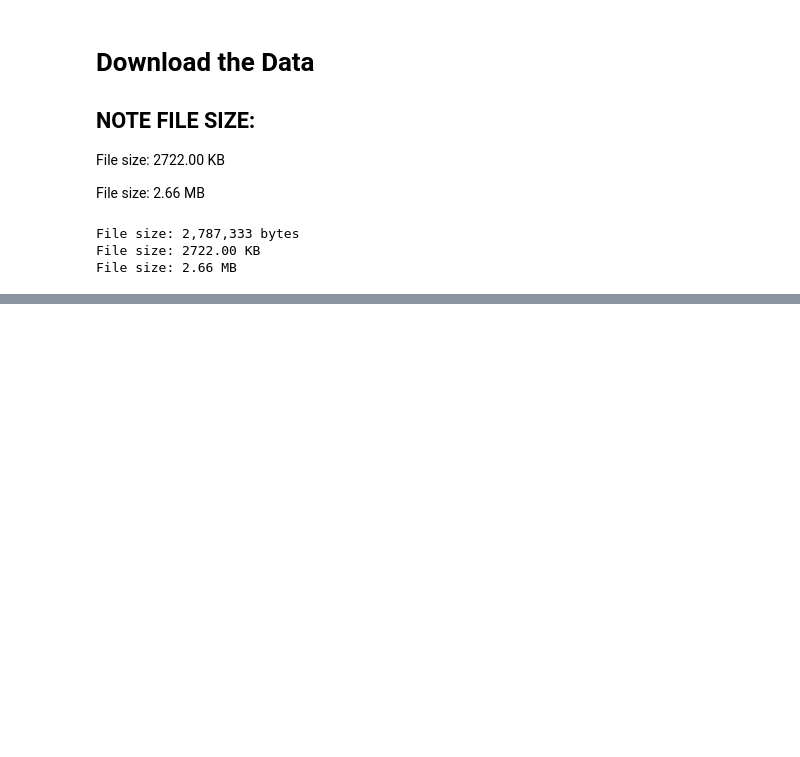
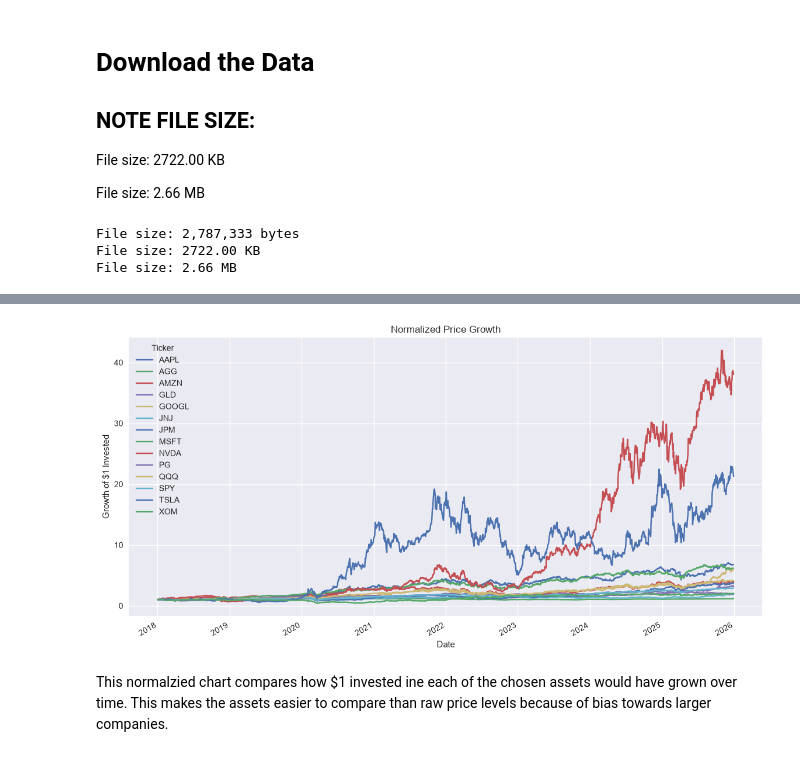
Before and after one commit to SamiiShabuse/INFO442-Group-Project, a Jupyter notebook: notebooks/01_data_acquisition.ipynb, the cells around one changed output, grey strips where cells are left out. Drawn from its saved outputs; the diff is of its cells as text; code cells hidden in the pictures; blank space fills up the shorter version.

```diff
--- a/notebooks/01_data_acquisition.ipynb
+++ b/notebooks/01_data_acquisition.ipynb
@@ -178,0 +266,14 @@ File size: 2.66 MB
+# %%
+# Take every price and divide by its firce price which reprents its growth
+'''
+APPLE
+Date   | AAPL Price | Normalized
+Day 1    100          100/100 = 1.00
+Day 2    110          110/100 = 1.10
+Day 3    95           95/100  =  0.95
+'''
+
+normalized_prices = adjust_close / adjust_close.iloc[0]
+
+
+normalized_prices.head()
@@ -178,0 +288,9 @@ File size: 2.66 MB
+# %%
+normalized_prices.plot(figsize=(14, 7), title="Normalized Price Growth")
+plt.xlabel("Date")
+plt.ylabel("Growth of $1 Invested")
+plt.show()
+# %% [output]
+[figure, added]
+# %% [markdown]
+This normalzied chart compares how $1 invested ine each of the chosen assets would have grown over time. This makes the assets easier to compare than raw price levels because of bias towards larger companies.
```
Also changed, not shown: parts of 12 cells of this notebook.
